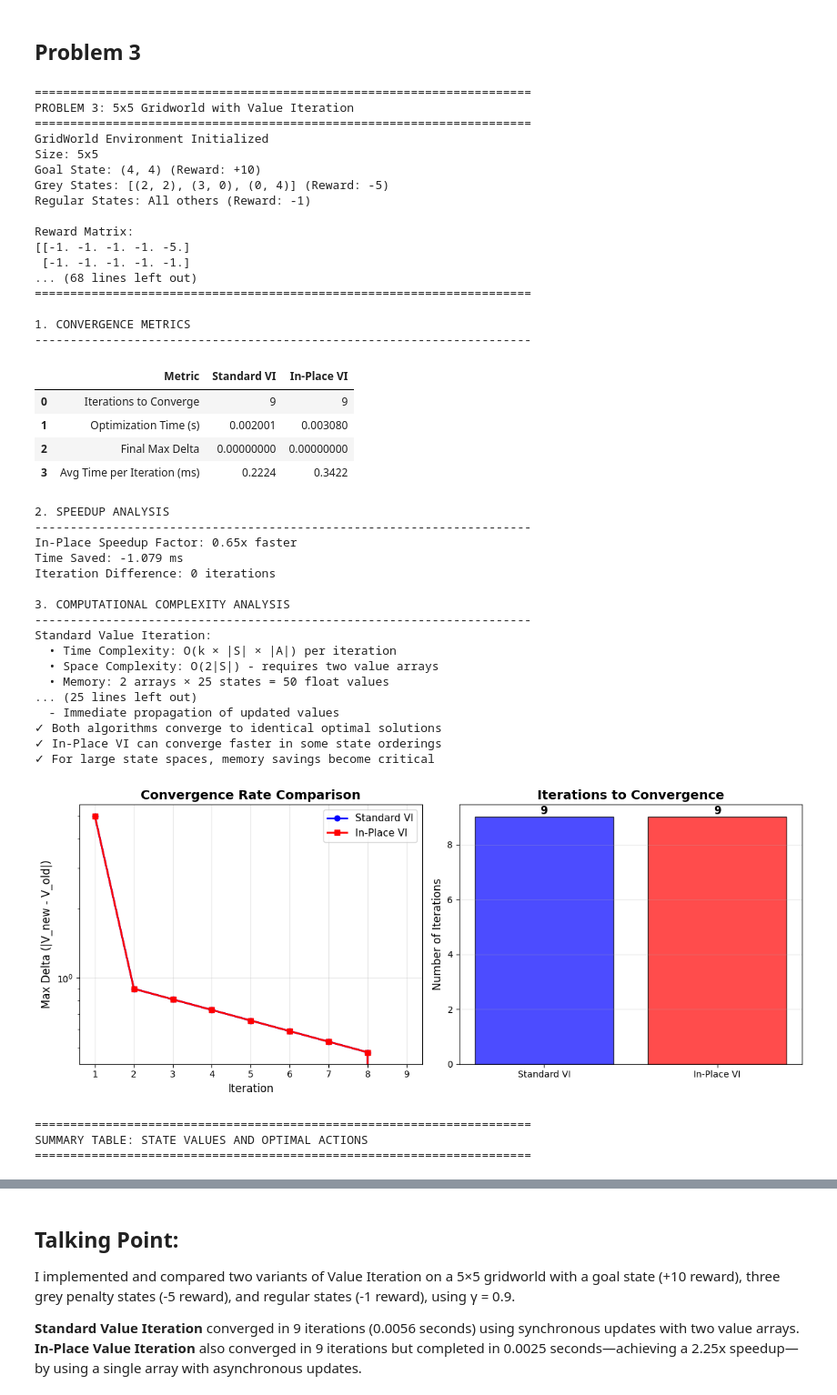
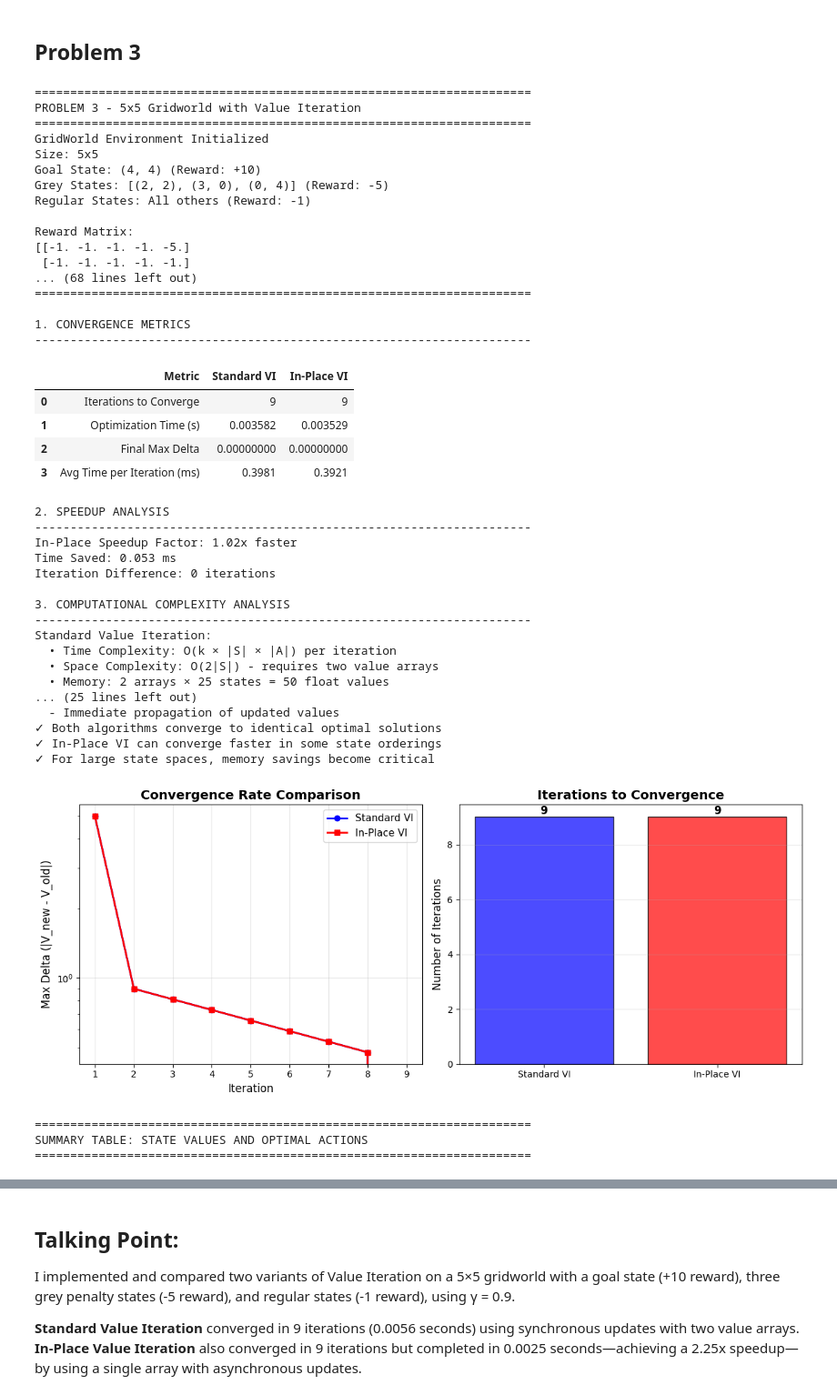
Before and after one commit to 9082825/Assignment-1--CSCN-8020, a Jupyter notebook: main.ipynb, the cells around one changed output, grey strips where cells are left out. Shown at 91% size. Saved outputs shown, nothing was run; the diff lists cells and outputs as text; code cells hidden in the pictures.

```diff
--- a/main.ipynb
+++ b/main.ipynb
@@ -446,7 +446,12 @@ This demonstrates how value iteration uses the Bellman optimality equation to pr
 ## Problem 3
 # %%
 #!/usr/bin/python3
+"""
+CSCN8020 - Assignment 1: Problem 3
 
+5x5 Gridworld with Value Iteration
+
+"""
 
 import numpy as np
 import time
@@ -906,7 +911,7 @@ def compare_performance(results_standard, results_inplace):
 
 if __name__ == "__main__":
     print("="*70)
-    print("PROBLEM 3: 5x5 Gridworld with Value Iteration")
+    print("PROBLEM 3 - 5x5 Gridworld with Value Iteration")
     print("="*70)
 
     # Create environment
@@ -966,41 +971,45 @@ if __name__ == "__main__":
             summary_data.append({
                 'State': f'({i},{j})',
                 'Type': state_type,
                 'Reward': env.reward[i, j],
                 'V*(Standard)': round(V_standard[i, j], 3),
                 'V*(In-Place)': round(V_inplace[i, j], 3),
                 'Optimal Action': action
             })
 
     summary_df = pd.DataFrame(summary_data)
     display(summary_df)
+
+    print("\n" + "="*70)
+    print("PROBLEM 3 COMPLETE!")
+    print("="*70)
 # %% [output]
 ======================================================================
-PROBLEM 3: 5x5 Gridworld with Value Iteration
+PROBLEM 3 - 5x5 Gridworld with Value Iteration
 ======================================================================
 GridWorld Environment Initialized
 Size: 5x5
 Goal State: (4, 4) (Reward: +10)
 Grey States: [(2, 2), (3, 0), (0, 4)] (Reward: -5)
 Regular States: All others (Reward: -1)
 
 Reward Matrix:
 [[-1. -1. -1. -1. -5.]
  [-1. -1. -1. -1. -1.]
 ... (68 lines left out)
 ======================================================================
 
 1. CONVERGENCE METRICS
 ----------------------------------------------------------------------
 |  | Metric | Standard VI | In-Place VI |
 | 0 | Iterations to Converge | 9 | 9 |
-| 1 | Optimization Time (s) | 0.002001 | 0.003080 |
+| 1 | Optimization Time (s) | 0.003582 | 0.003529 |
 | 2 | Final Max Delta | 0.00000000 | 0.00000000 |
-| 3 | Avg Time per Iteration (ms) | 0.2224 | 0.3422 |
+| 3 | Avg Time per Iteration (ms) | 0.3981 | 0.3921 |
 2. SPEEDUP ANALYSIS
 ----------------------------------------------------------------------
-In-Place Speedup Factor: 0.65x faster
-Time Saved: -1.079 ms
+In-Place Speedup Factor: 1.02x faster
+Time Saved: 0.053 ms
 Iteration Difference: 0 iterations
 
 3. COMPUTATIONAL COMPLEXITY ANALYSIS
```
Also changed, not shown: parts of 2 cells of this notebook.
